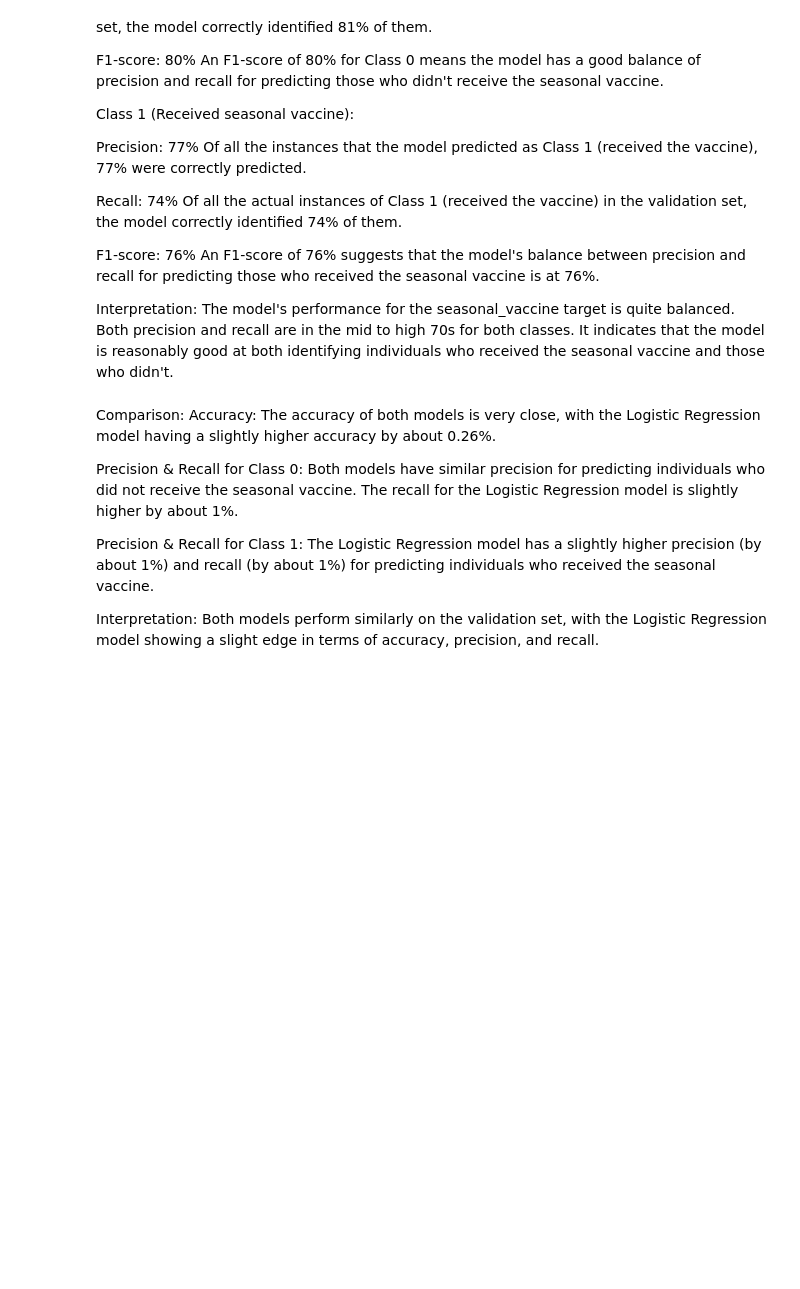
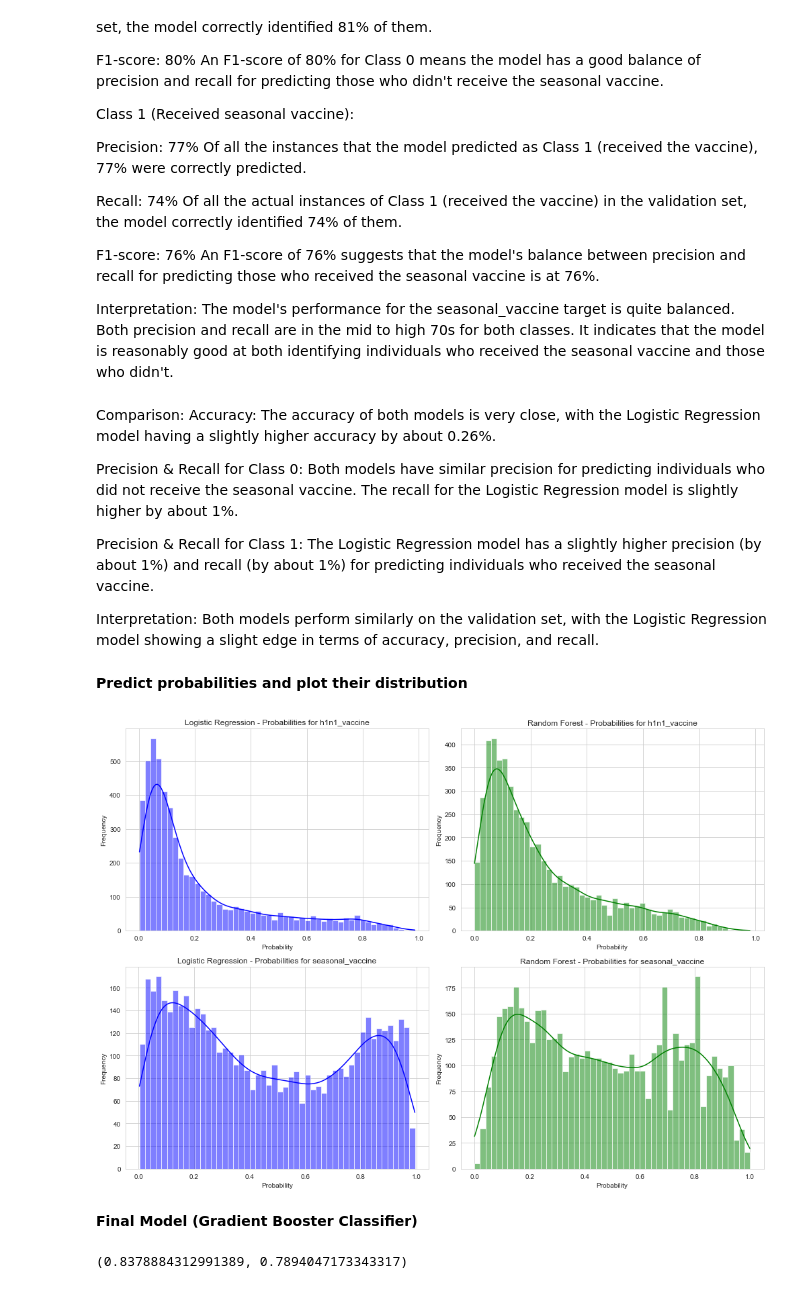
Before and after one commit to Iswana-O/Flu-Shot-Learning-Predict-H1N1-and-Seasonal-Flu-Vaccines, a Jupyter notebook: student.ipynb, the cells around one changed output. Cells and saved outputs as stored; diff of their text form; code cells hidden in the pictures; blank space fills up the shorter version.

```diff
--- a/student.ipynb
+++ b/student.ipynb
@@ -820,3 +871,65 @@ Precision & Recall for Class 1: The Logistic Regression model has a slightly hig
 
 Interpretation:
 Both models perform similarly on the validation set, with the Logistic Regression model showing a slight edge in terms of accuracy, precision, and recall.
+# %% [markdown]
+**Predict probabilities and plot their distribution**
+# %%
+import matplotlib.pyplot as plt
+import seaborn as sns
+
+# Predict probabilities using the models
+prob_logreg_h1n1 = logreg_h1n1.predict_proba(X_test_h1n1)[:, 1]  # probabilities for class 1
+prob_rf_h1n1 = rf_h1n1_smote.predict_proba(X_test_h1n1)[:, 1]
+
+prob_logreg_seasonal = logreg_seasonal.predict_proba(X_test_seasonal)[:, 1]
+prob_rf_seasonal = rf_seasonal.predict_proba(X_test_seasonal)[:, 1]
+
+# Plotting the distribution of probabilities
+fig, ax = plt.subplots(2, 2, figsize=(14, 10))
+
+sns.histplot(prob_logreg_h1n1, ax=ax[0, 0], bins=50, kde=True, color='blue')
+ax[0, 0].set_title('Logistic Regression - Probabilities for h1n1_vaccine')
+ax[0, 0].set_xlabel('Probability')
+ax[0, 0].set_ylabel('Frequency')
+
+sns.histplot(prob_rf_h1n1, ax=ax[0, 1], bins=50, kde=True, color='green')
+ax[0, 1].set_title('Random Forest - Probabilities for h1n1_vaccine')
+ax[0, 1].set_xlabel('Probability')
+ax[0, 1].set_ylabel('Frequency')
+
+sns.histplot(prob_logreg_seasonal, ax=ax[1, 0], bins=50, kde=True, color='blue')
+ax[1, 0].set_title('Logistic Regression - Probabilities for seasonal_vaccine')
+ax[1, 0].set_xlabel('Probability')
+ax[1, 0].set_ylabel('Frequency')
+
+sns.histplot(prob_rf_seasonal, ax=ax[1, 1], bins=50, kde=True, color='green')
+ax[1, 1].set_title('Random Forest - Probabilities for seasonal_vaccine')
+ax[1, 1].set_xlabel('Probability')
+ax[1, 1].set_ylabel('Frequency')
+
+plt.tight_layout()
+plt.show()
+# %% [output]
+[figure, added]
+# %% [markdown]
+**Final Model (Gradient Booster Classifier)**
+# %%
+from sklearn.ensemble import GradientBoostingClassifier
+
+# Train Gradient Boosting for h1n1_vaccine
+gb_model_h1n1 = GradientBoostingClassifier(loss= 'exponential', learning_rate= .05, random_state = 42,
+                                                max_depth=3, max_features='log2', n_estimators=700)
+gb_model_h1n1.fit(X_train_h1n1_smote, y_train_h1n1_smote)
+y_pred_gb_h1n1 = gb_model_h1n1.predict(X_test_h1n1)
+accuracy_gb_h1n1 = accuracy_score(y_test_h1n1, y_pred_gb_h1n1)
+
+# Train Gradient Boosting for seasonal_vaccine
+gb_model_seasonal = GradientBoostingClassifier(loss= 'exponential', learning_rate= .05, random_state = 42,
+                                                max_depth=3, max_features='log2', n_estimators=700)
+gb_model_seasonal.fit(X_train_seasonal, y_train_seasonal)
+y_pred_gb_seasonal = gb_model_seasonal.predict(X_test_seasonal)
+accuracy_gb_seasonal = accuracy_score(y_test_seasonal, y_pred_gb_seasonal)
+
+accuracy_gb_h1n1, accuracy_gb_seasonal
+# %% [output]
+(0.8378884312991389, 0.7894047173343317)
```
Also changed, not shown: parts of 23 cells of this notebook.
